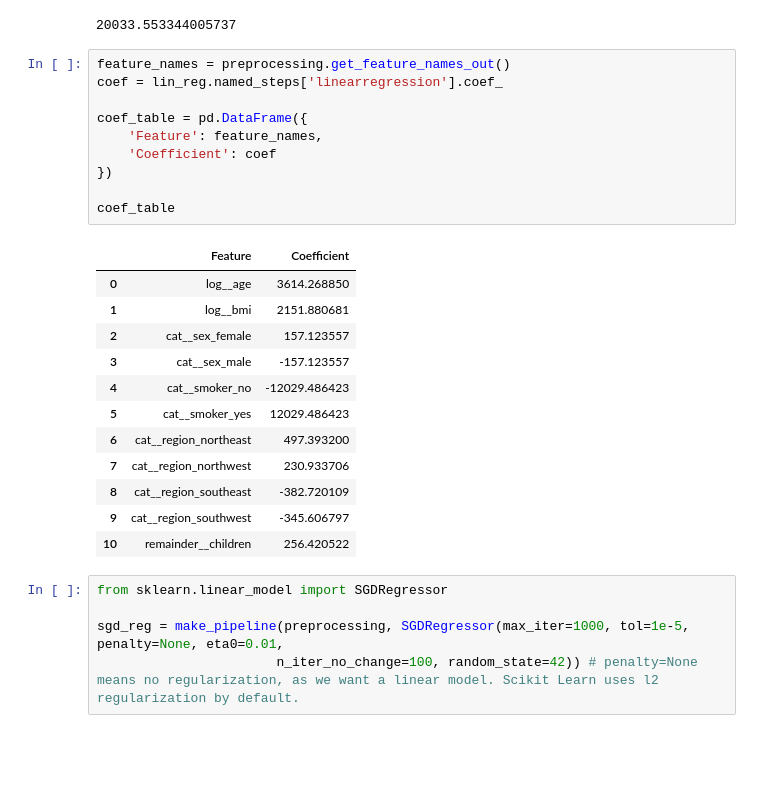
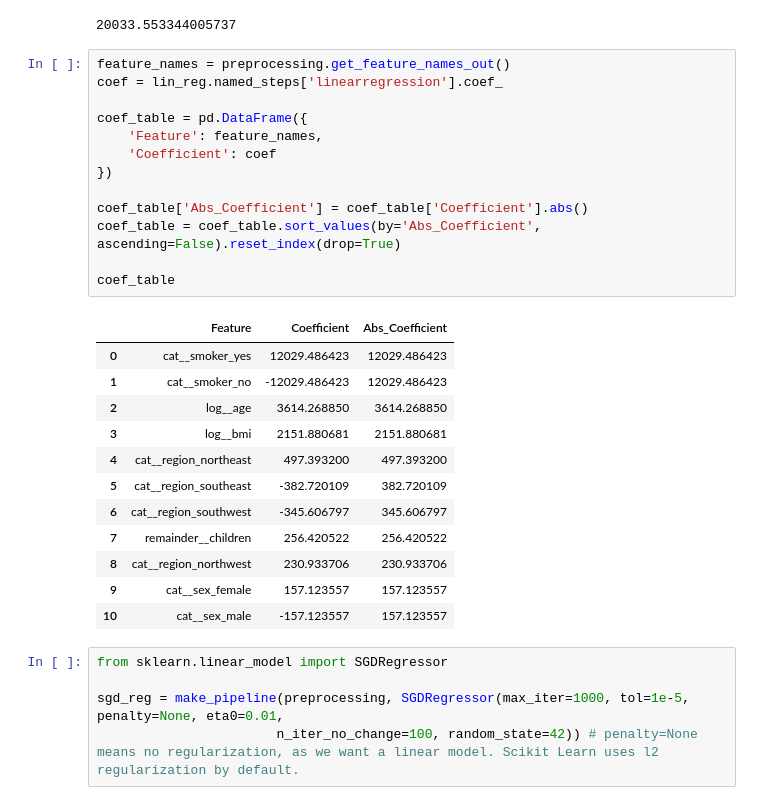
Before and after one commit to Gonzalo-Caro/Practicas-ML-NN, a Jupyter notebook: 1.Models/2.Insurance_Charges_Regression.ipynb, the cells around one changed output. Cells and saved outputs as stored; diff of their text form; blank space fills up the shorter version.

```diff
--- a/1.Models/2.Insurance_Charges_Regression.ipynb
+++ b/1.Models/2.Insurance_Charges_Regression.ipynb
@@ -246,26 +246,29 @@ lin_reg.named_steps['linearregression'].intercept_
 # %%
 feature_names = preprocessing.get_feature_names_out()
 coef = lin_reg.named_steps['linearregression'].coef_
 
 coef_table = pd.DataFrame({
     'Feature': feature_names,
     'Coefficient': coef
 })
 
+coef_table['Abs_Coefficient'] = coef_table['Coefficient'].abs()
+coef_table = coef_table.sort_values(by='Abs_Coefficient', ascending=False).reset_index(drop=True)
+
 coef_table
 # %% [output]
-|  | Feature | Coefficient |
-| 0 | log__age | 3614.268850 |
-| 1 | log__bmi | 2151.880681 |
-| 2 | cat__sex_female | 157.123557 |
-| 3 | cat__sex_male | -157.123557 |
-| 4 | cat__smoker_no | -12029.486423 |
-| 5 | cat__smoker_yes | 12029.486423 |
-| 6 | cat__region_northeast | 497.393200 |
-| 7 | cat__region_northwest | 230.933706 |
-| 8 | cat__region_southeast | -382.720109 |
-| 9 | cat__region_southwest | -345.606797 |
-| 10 | remainder__children | 256.420522 |
+|  | Feature | Coefficient | Abs_Coefficient |
+| 0 | cat__smoker_yes | 12029.486423 | 12029.486423 |
+| 1 | cat__smoker_no | -12029.486423 | 12029.486423 |
+| 2 | log__age | 3614.268850 | 3614.268850 |
+| 3 | log__bmi | 2151.880681 | 2151.880681 |
+| 4 | cat__region_northeast | 497.393200 | 497.393200 |
+| 5 | cat__region_southeast | -382.720109 | 382.720109 |
+| 6 | cat__region_southwest | -345.606797 | 345.606797 |
+| 7 | remainder__children | 256.420522 | 256.420522 |
+| 8 | cat__region_northwest | 230.933706 | 230.933706 |
+| 9 | cat__sex_female | 157.123557 | 157.123557 |
+| 10 | cat__sex_male | -157.123557 | 157.123557 |
 # %%
 from sklearn.linear_model import SGDRegressor
 
```
Also changed, not shown: parts of 46 cells of this notebook, 3 other files.
